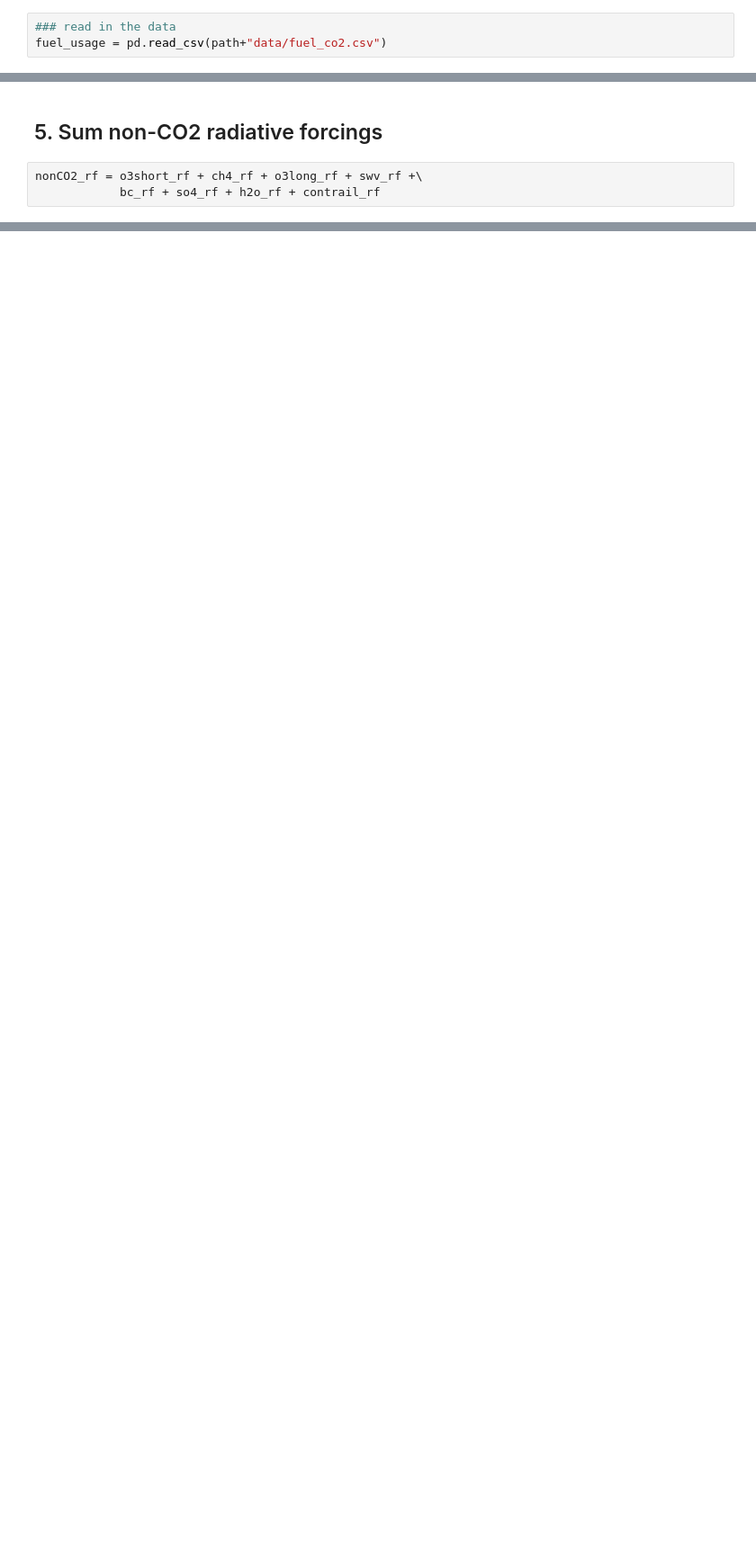
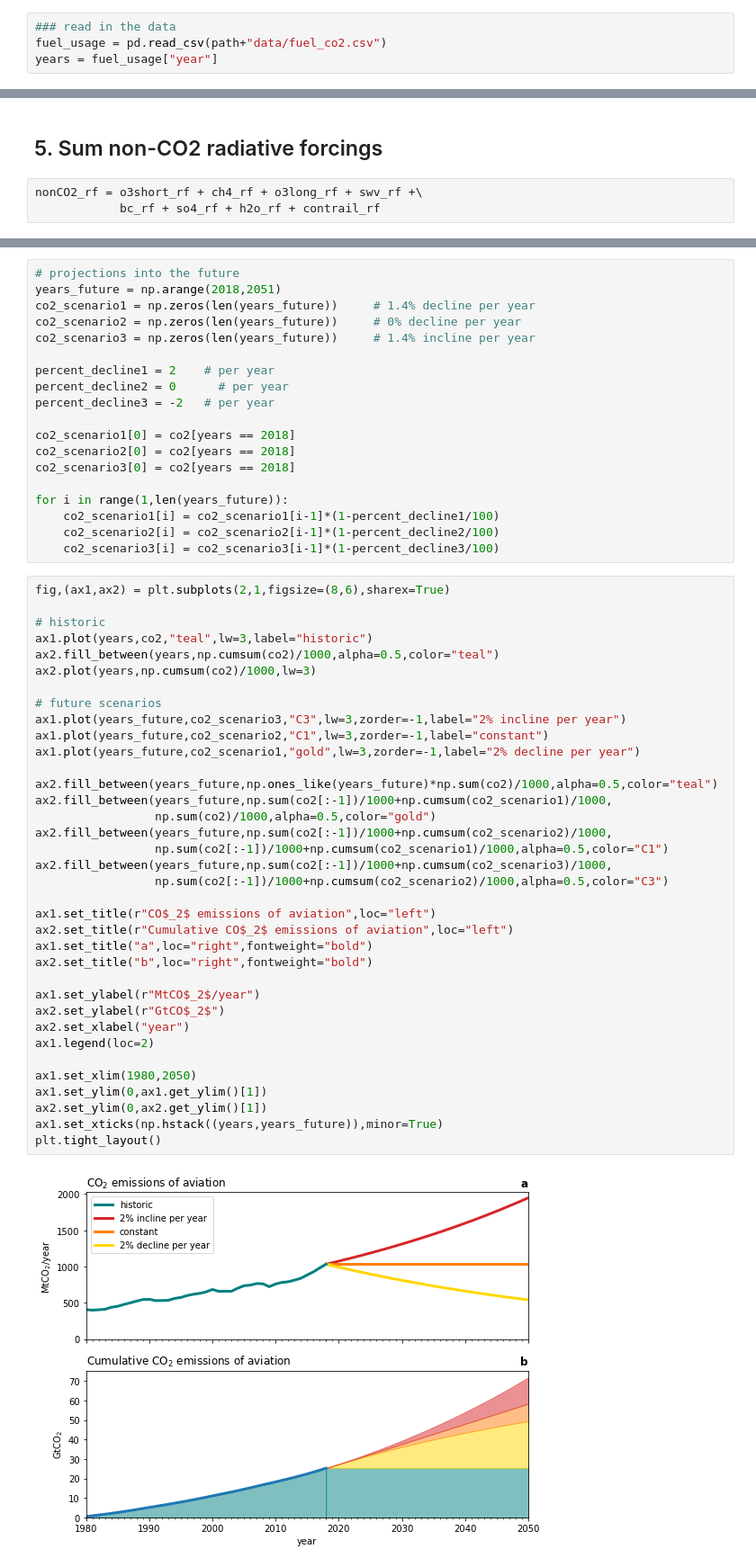
Before and after one commit to milankl/FlyingClimate, a Jupyter notebook: scripts/reproducingMylesFigures.ipynb, the cells around one changed output, grey strips where cells are left out. Shown: that part at 90% size. Drawn from its saved outputs; the diff is of its cells as text; blank space fills up the shorter version.

```diff
--- a/scripts/reproducingMylesFigures.ipynb
+++ b/scripts/reproducingMylesFigures.ipynb
@@ -161,6 +162,7 @@ array([[1.980000e+03, 7.300000e-01],
 # %%
 ### read in the data
 fuel_usage = pd.read_csv(path+"data/fuel_co2.csv")
+years = fuel_usage["year"]
 # %%
 fuel_usage
 # %% [output]
@@ -302,0 +328,57 @@ dtype: float64
+# %%
+# projections into the future
+years_future = np.arange(2018,2051)
+co2_scenario1 = np.zeros(len(years_future))     # 1.4% decline per year
+co2_scenario2 = np.zeros(len(years_future))     # 0% decline per year
+co2_scenario3 = np.zeros(len(years_future))     # 1.4% incline per year
+
+percent_decline1 = 2    # per year
+percent_decline2 = 0      # per year
+percent_decline3 = -2   # per year
+
+co2_scenario1[0] = co2[years == 2018]
+co2_scenario2[0] = co2[years == 2018]
+co2_scenario3[0] = co2[years == 2018]
+
+for i in range(1,len(years_future)):
+    co2_scenario1[i] = co2_scenario1[i-1]*(1-percent_decline1/100)
+    co2_scenario2[i] = co2_scenario2[i-1]*(1-percent_decline2/100)
+    co2_scenario3[i] = co2_scenario3[i-1]*(1-percent_decline3/100)
+# %%
+fig,(ax1,ax2) = plt.subplots(2,1,figsize=(8,6),sharex=True)
+
+# historic
+ax1.plot(years,co2,"teal",lw=3,label="historic")
+ax2.fill_between(years,np.cumsum(co2)/1000,alpha=0.5,color="teal")
+ax2.plot(years,np.cumsum(co2)/1000,lw=3)
+
+# future scenarios
+ax1.plot(years_future,co2_scenario3,"C3",lw=3,zorder=-1,label="2% incline per year")
+ax1.plot(years_future,co2_scenario2,"C1",lw=3,zorder=-1,label="constant")
+ax1.plot(years_future,co2_scenario1,"gold",lw=3,zorder=-1,label="2% decline per year")
+
+ax2.fill_between(years_future,np.ones_like(years_future)*np.sum(co2)/1000,alpha=0.5,color="teal")
+ax2.fill_between(years_future,np.sum(co2[:-1])/1000+np.cumsum(co2_scenario1)/1000,
+                 np.sum(co2)/1000,alpha=0.5,color="gold")
+ax2.fill_between(years_future,np.sum(co2[:-1])/1000+np.cumsum(co2_scenario2)/1000,
+                 np.sum(co2[:-1])/1000+np.cumsum(co2_scenario1)/1000,alpha=0.5,color="C1")
+ax2.fill_between(years_future,np.sum(co2[:-1])/1000+np.cumsum(co2_scenario3)/1000,
+                 np.sum(co2[:-1])/1000+np.cumsum(co2_scenario2)/1000,alpha=0.5,color="C3")
+
+ax1.set_title(r"CO$_2$ emissions of aviation",loc="left")
+ax2.set_title(r"Cumulative CO$_2$ emissions of aviation",loc="left")
+ax1.set_title("a",loc="right",fontweight="bold")
+ax2.set_title("b",loc="right",fontweight="bold")
+
+ax1.set_ylabel(r"MtCO$_2$/year")
+ax2.set_ylabel(r"GtCO$_2$")
+ax2.set_xlabel("year")
+ax1.legend(loc=2)
+
+ax1.set_xlim(1980,2050)
+ax1.set_ylim(0,ax1.get_ylim()[1])
+ax2.set_ylim(0,ax2.get_ylim()[1])
+ax1.set_xticks(np.hstack((years,years_future)),minor=True)
+plt.tight_layout()
+# %% [output]
+[figure, added]
```
Also changed, not shown: parts of 13 cells of this notebook, 3 other files.
